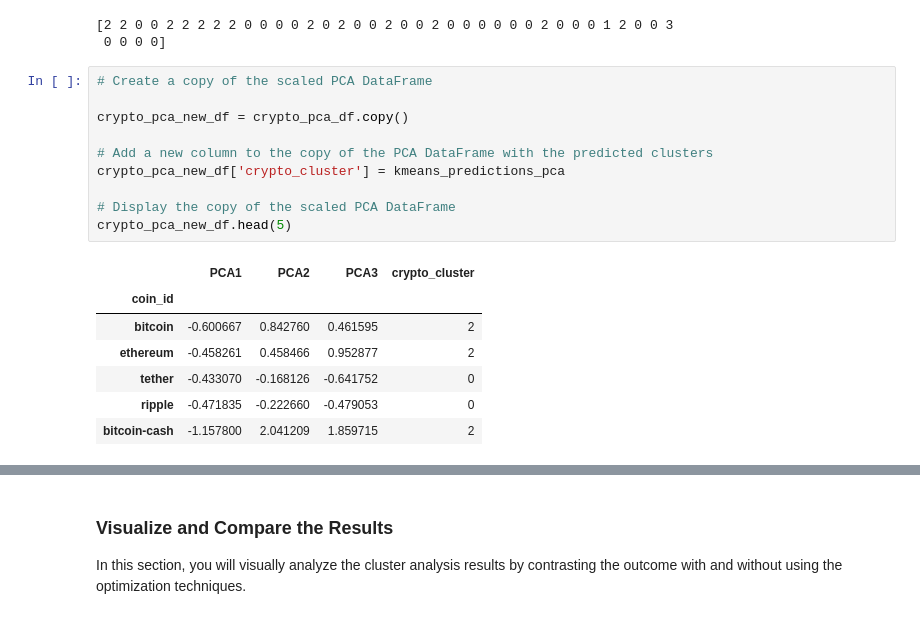
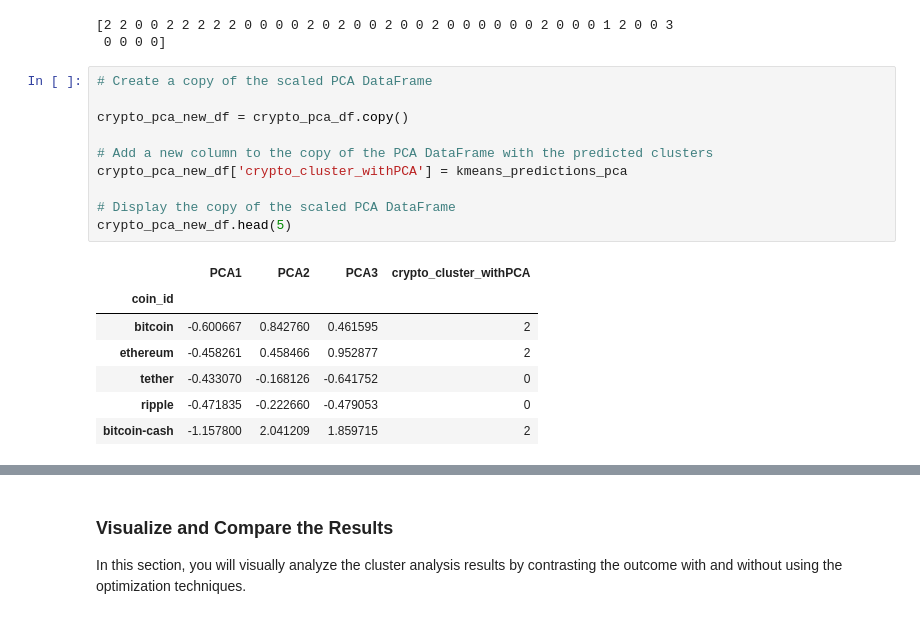
Before and after one commit to nazimben25/CryptoClustering, a Jupyter notebook: Crypto_Clustering_mywork.ipynb, the cells around one changed output, grey strips where cells are left out. Drawn from its saved outputs; the diff is of its cells as text.

Commit message:
crypto_clustering.ipynb : code completed, with analysis of last question

```diff
--- a/Crypto_Clustering_mywork.ipynb
+++ b/Crypto_Clustering_mywork.ipynb
@@ -365,15 +356,15 @@ print(kmeans_predictions_pca)
 # %%
 # Create a copy of the scaled PCA DataFrame
 
 crypto_pca_new_df = crypto_pca_df.copy()
 
 # Add a new column to the copy of the PCA DataFrame with the predicted clusters
-crypto_pca_new_df['crypto_cluster'] = kmeans_predictions_pca
+crypto_pca_new_df['crypto_cluster_withPCA'] = kmeans_predictions_pca
 
 # Display the copy of the scaled PCA DataFrame
 crypto_pca_new_df.head(5)
 # %% [output]
-|  | PCA1 | PCA2 | PCA3 | crypto_cluster |
+|  | PCA1 | PCA2 | PCA3 | crypto_cluster_withPCA |
 | coin_id |  |  |  |  |
 | bitcoin | -0.600667 | 0.842760 | 0.461595 | 2 |
 | ethereum | -0.458261 | 0.458466 | 0.952877 | 2 |
```
Also changed, not shown: parts of 13 cells of this notebook.
